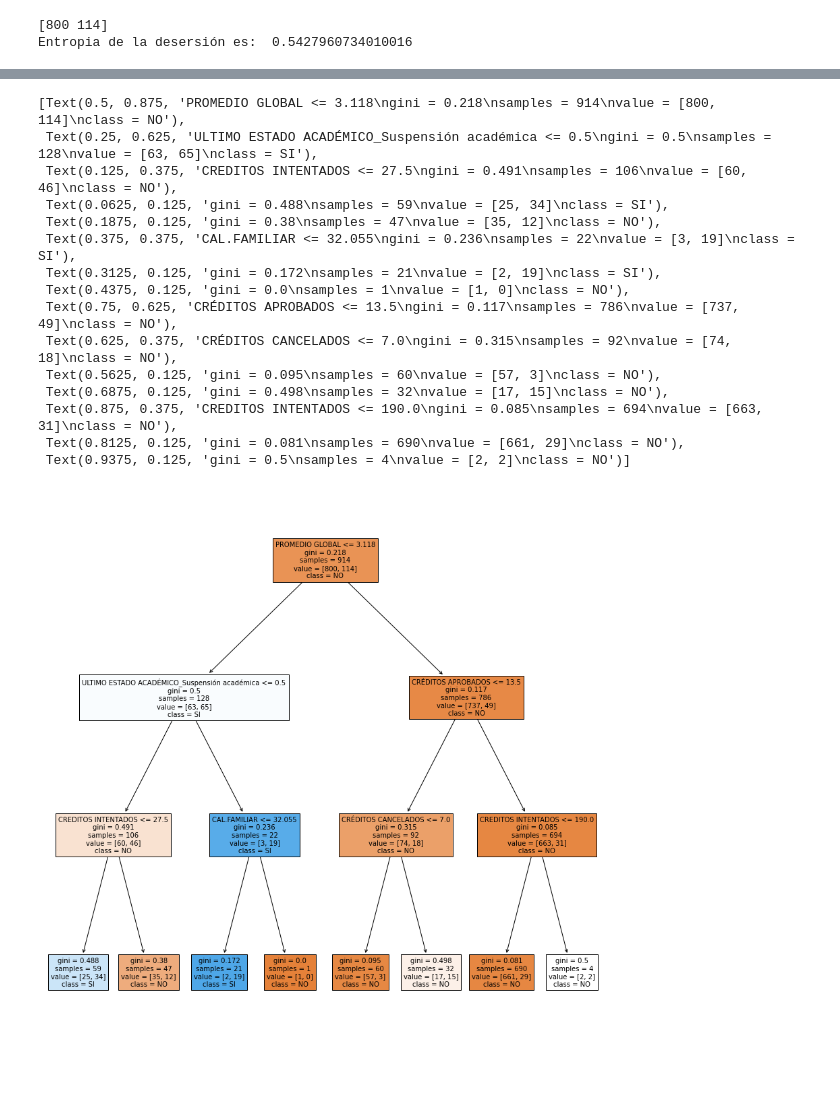
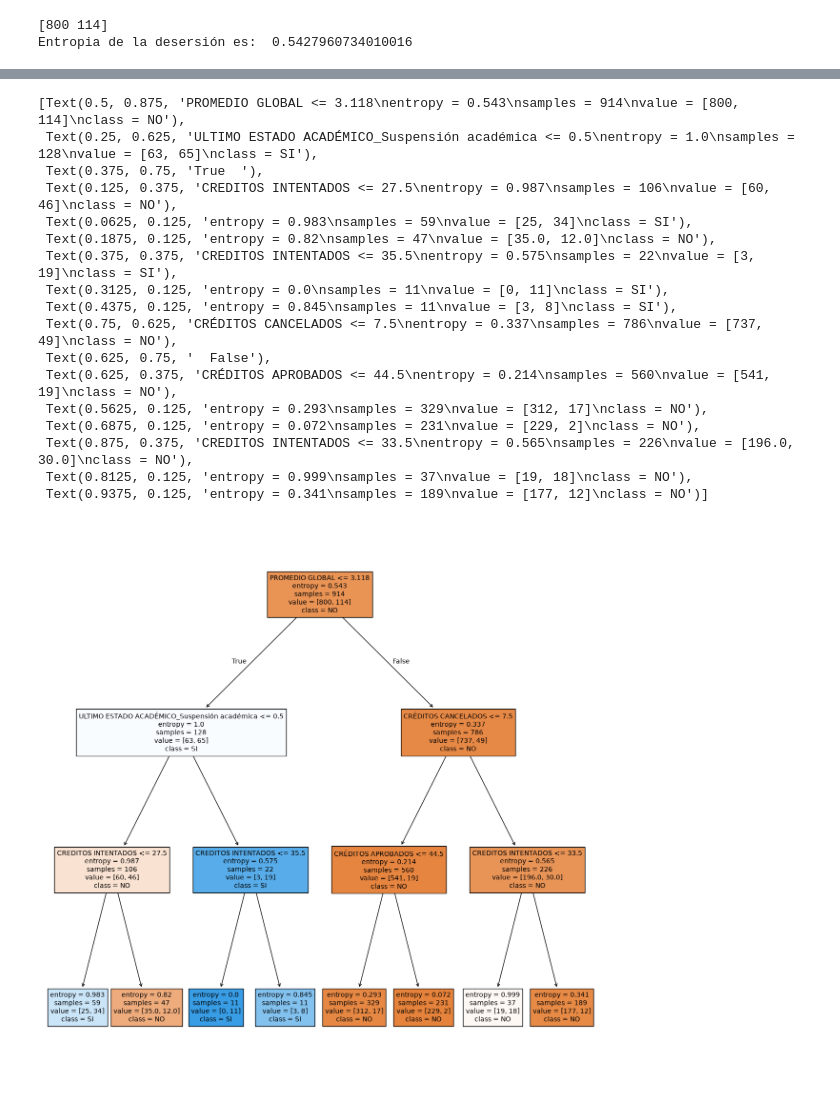
Before and after one commit to Emanuel684/Curso_TAAE, a Jupyter notebook: Unidad 2/Ejemplo_entropia.ipynb, the cells around one changed output, grey strips where cells are left out. Drawn from its saved outputs; the diff is of its cells as text; code cells hidden in the pictures.

```diff
--- a/Unidad 2/Ejemplo_entropia.ipynb
+++ b/Unidad 2/Ejemplo_entropia.ipynb
@@ -228,0 +894,3 @@ data.head()
+# %%
+data_org=pd.read_csv('./data/permanencia_ingenierias.csv', sep=';', encoding='latin1', decimal=',')
+data_org.head()
@@ -229,37 +904,45 @@ data.head()
 # %%
 from sklearn import tree
-model_Tree = tree.DecisionTreeClassifier(criterion='gini', min_samples_leaf=1, max_depth=3)
+model_Tree = tree.DecisionTreeClassifier(criterion='entropy', min_samples_leaf=1, max_depth=3)
+data=data_org.copy()
+data['DESERSIÓN'] = (
+    data['DESERSIÓN']
+    .astype(str)
+    .str.strip()
+    .str.upper()
+    .replace({'NO': 0, 'SI': 1})
+).astype(int)
 
-data['DESERSIÓN']=data['DESERSIÓN'].replace({'NO':0, 'SI':1})
-data2=data.copy()
 data = pd.get_dummies(data, columns=['ULTIMO ESTADO ACADÉMICO'], drop_first=True)
 data['APOYOS ECONÓMICO EN MATRICULA']=data['APOYOS ECONÓMICO EN MATRICULA'].replace({'NO':0, 'SI':1})
 data['SEXO']=data['SEXO'].replace({'M':0, 'F':1,'N':2})
 data['APOYO INSTITUCIONAL']=data['APOYO INSTITUCIONAL'].replace({'NO':0, 'SI':1})
 Y = data["DESERSIÓN"]
 X = data.drop(["DESERSIÓN"],axis=1)
 model_Tree.fit(X,Y)
 
 from sklearn.tree import plot_tree
 
 nombres_variables=X.columns.values
 
 plt.figure(figsize=(15,15))
 plot_tree(model_Tree, feature_names=nombres_variables, class_names=['NO','SI'], filled=True,fontsize=10)
 # %% [output]
-[Text(0.5, 0.875, 'PROMEDIO GLOBAL <= 3.118\ngini = 0.218\nsamples = 914\nvalue = [800, 114]\nclass = NO'),
- Text(0.25, 0.625, 'ULTIMO ESTADO ACADÉMICO_Suspensión académica <= 0.5\ngini = 0.5\nsamples = 128\nvalue = [63, 65]\nclass = SI'),
- Text(0.125, 0.375, 'CREDITOS INTENTADOS <= 27.5\ngini = 0.491\nsamples = 106\nvalue = [60, 46]\nclass = NO'),
- Text(0.0625, 0.125, 'gini = 0.488\nsamples = 59\nvalue = [25, 34]\nclass = SI'),
- Text(0.1875, 0.125, 'gini = 0.38\nsamples = 47\nvalue = [35, 12]\nclass = NO'),
- Text(0.375, 0.375, 'CAL.FAMILIAR <= 32.055\ngini = 0.236\nsamples = 22\nvalue = [3, 19]\nclass = SI'),
- Text(0.3125, 0.125, 'gini = 0.172\nsamples = 21\nvalue = [2, 19]\nclass = SI'),
- Text(0.4375, 0.125, 'gini = 0.0\nsamples = 1\nvalue = [1, 0]\nclass = NO'),
- Text(0.75, 0.625, 'CRÉDITOS APROBADOS <= 13.5\ngini = 0.117\nsamples = 786\nvalue = [737, 49]\nclass = NO'),
- Text(0.625, 0.375, 'CRÉDITOS CANCELADOS <= 7.0\ngini = 0.315\nsamples = 92\nvalue = [74, 18]\nclass = NO'),
- Text(0.5625, 0.125, 'gini = 0.095\nsamples = 60\nvalue = [57, 3]\nclass = NO'),
- Text(0.6875, 0.125, 'gini = 0.498\nsamples = 32\nvalue = [17, 15]\nclass = NO'),
- Text(0.875, 0.375, 'CREDITOS INTENTADOS <= 190.0\ngini = 0.085\nsamples = 694\nvalue = [663, 31]\nclass = NO'),
- Text(0.8125, 0.125, 'gini = 0.081\nsamples = 690\nvalue = [661, 29]\nclass = NO'),
- Text(0.9375, 0.125, 'gini = 0.5\nsamples = 4\nvalue = [2, 2]\nclass = NO')]
+[Text(0.5, 0.875, 'PROMEDIO GLOBAL <= 3.118\nentropy = 0.543\nsamples = 914\nvalue = [800, 114]\nclass = NO'),
+ Text(0.25, 0.625, 'ULTIMO ESTADO ACADÉMICO_Suspensión académica <= 0.5\nentropy = 1.0\nsamples = 128\nvalue = [63, 65]\nclass = SI'),
+ Text(0.375, 0.75, 'True  '),
+ Text(0.125, 0.375, 'CREDITOS INTENTADOS <= 27.5\nentropy = 0.987\nsamples = 106\nvalue = [60, 46]\nclass = NO'),
+ Text(0.0625, 0.125, 'entropy = 0.983\nsamples = 59\nvalue = [25, 34]\nclass = SI'),
+ Text(0.1875, 0.125, 'entropy = 0.82\nsamples = 47\nvalue = [35.0, 12.0]\nclass = NO'),
+ Text(0.375, 0.375, 'CREDITOS INTENTADOS <= 35.5\nentropy = 0.575\nsamples = 22\nvalue = [3, 19]\nclass = SI'),
+ Text(0.3125, 0.125, 'entropy = 0.0\nsamples = 11\nvalue = [0, 11]\nclass = SI'),
+ Text(0.4375, 0.125, 'entropy = 0.845\nsamples = 11\nvalue = [3, 8]\nclass = SI'),
+ Text(0.75, 0.625, 'CRÉDITOS CANCELADOS <= 7.5\nentropy = 0.337\nsamples = 786\nvalue = [737, 49]\nclass = NO'),
+ Text(0.625, 0.75, '  False'),
+ Text(0.625, 0.375, 'CRÉDITOS APROBADOS <= 44.5\nentropy = 0.214\nsamples = 560\nvalue = [541, 19]\nclass = NO'),
+ Text(0.5625, 0.125, 'entropy = 0.293\nsamples = 329\nvalue = [312, 17]\nclass = NO'),
+ Text(0.6875, 0.125, 'entropy = 0.072\nsamples = 231\nvalue = [229, 2]\nclass = NO'),
+ Text(0.875, 0.375, 'CREDITOS INTENTADOS <= 33.5\nentropy = 0.565\nsamples = 226\nvalue = [196.0, 30.0]\nclass = NO'),
+ Text(0.8125, 0.125, 'entropy = 0.999\nsamples = 37\nvalue = [19, 18]\nclass = NO'),
+ Text(0.9375, 0.125, 'entropy = 0.341\nsamples = 189\nvalue = [177, 12]\nclass = NO')]
-[figure, old version]
+[figure, new version]
```
Also changed, not shown: parts of 16 cells of this notebook, 4 other files.
